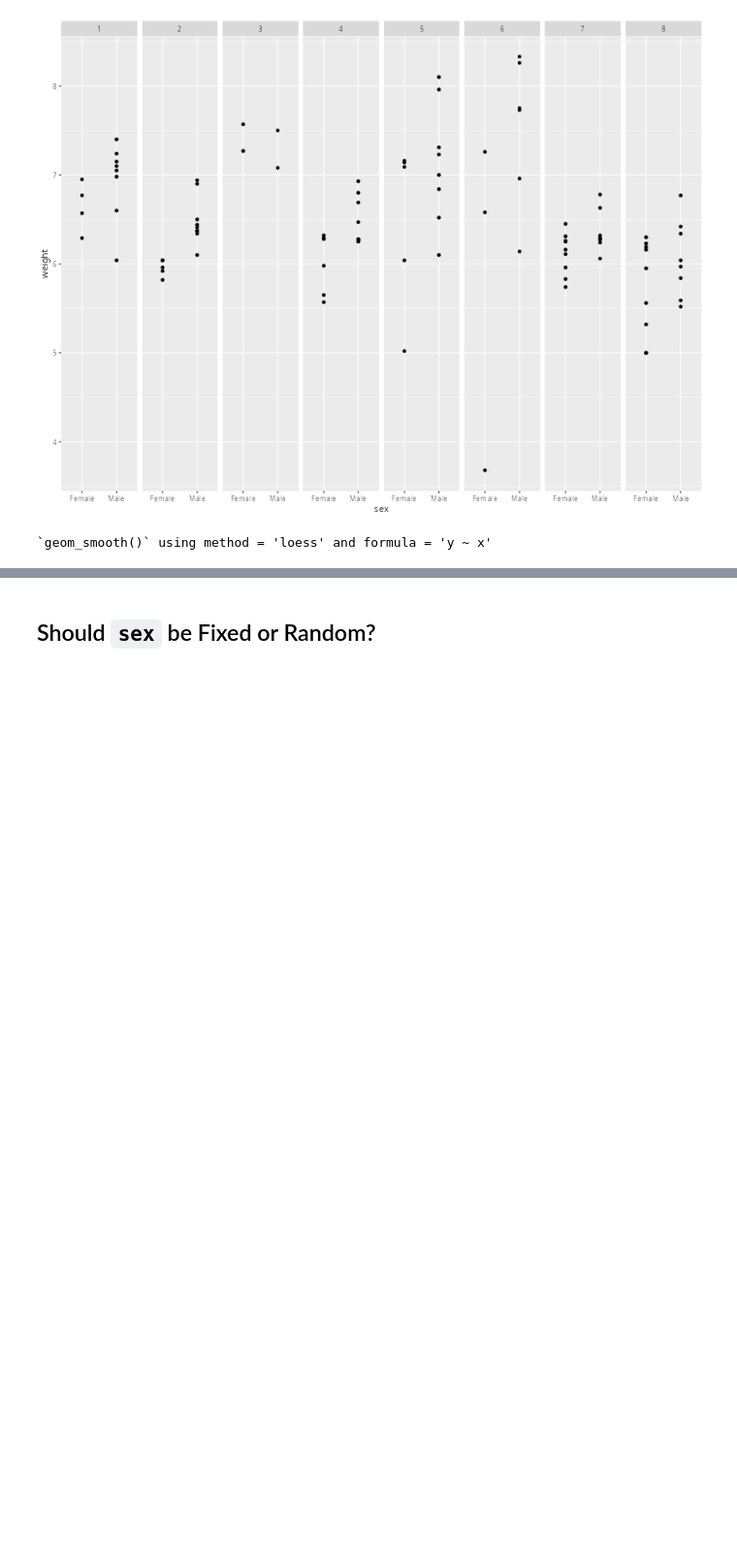
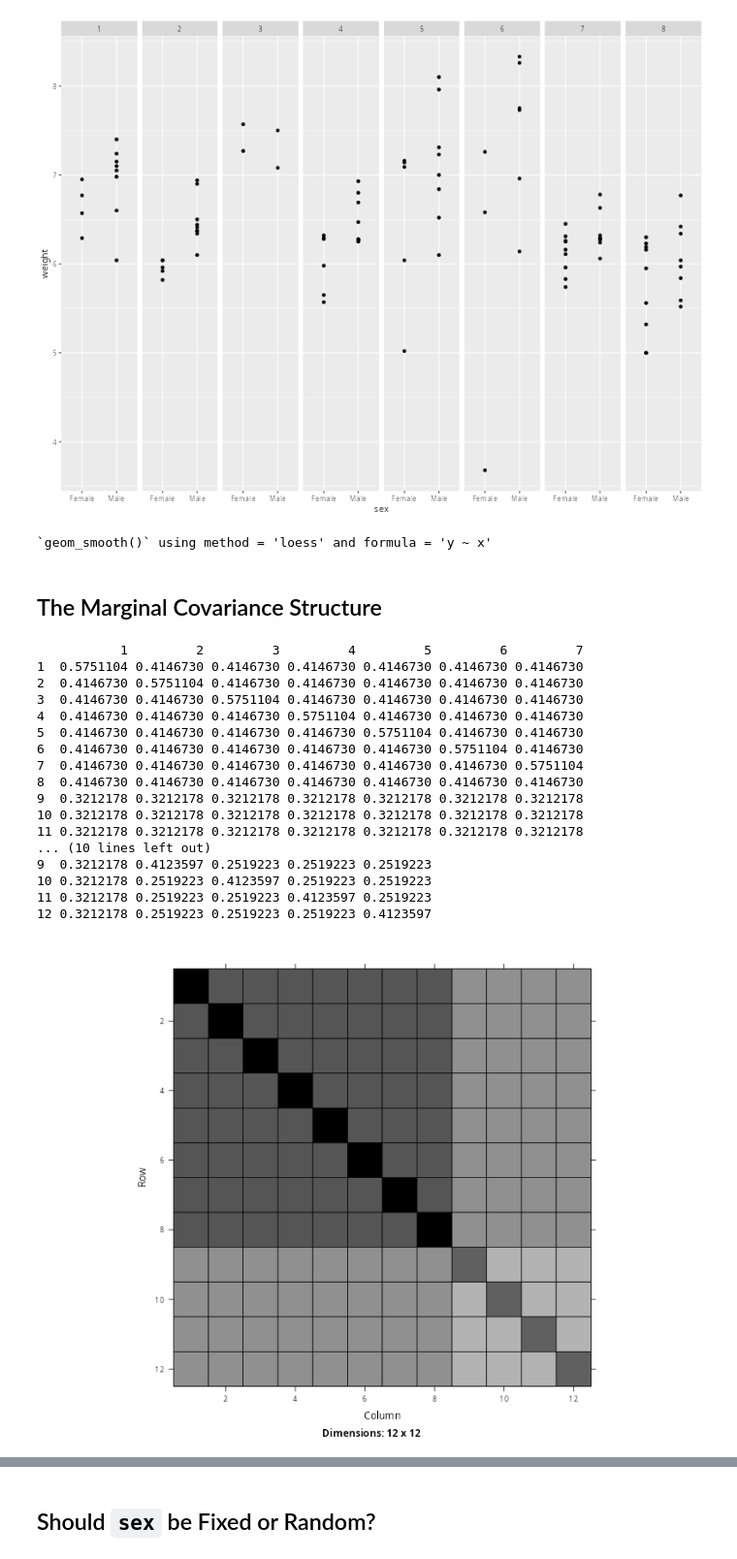
Before and after one commit to PCHN63112-Mixed-Models/mixed-effects-advanced, a Jupyter notebook: _build/jupyter_execute/7.example-in-R.ipynb, the cells around one changed output, grey strips where cells are left out. Shown at 97% size. Saved outputs shown, nothing was run; the diff lists cells and outputs as text; code cells hidden in the pictures; blank space fills up the shorter version.

```diff
--- a/_build/jupyter_execute/7.example-in-R.ipynb
+++ b/_build/jupyter_execute/7.example-in-R.ipynb
@@ -116,3 +168,29 @@ ggplot(ratpup.plot, aes(x=sex, y=weight)) +
 # %% [output]
 [figure]
 `geom_smooth()` using method = 'loess' and formula = 'y ~ x'
+# %% [markdown]
+## The Marginal Covariance Structure
+# %%
+library('Matrix')
+Sigma <- getVarCov(lme.ratpup.1, type="marginal", individual="1")$`1` # Litter 1
+print(Sigma)
+Matrix::image(as(Sigma,'Matrix'))
+# %% [output]
+           1         2         3         4         5         6         7
+1  0.5751104 0.4146730 0.4146730 0.4146730 0.4146730 0.4146730 0.4146730
+2  0.4146730 0.5751104 0.4146730 0.4146730 0.4146730 0.4146730 0.4146730
+3  0.4146730 0.4146730 0.5751104 0.4146730 0.4146730 0.4146730 0.4146730
+4  0.4146730 0.4146730 0.4146730 0.5751104 0.4146730 0.4146730 0.4146730
+5  0.4146730 0.4146730 0.4146730 0.4146730 0.5751104 0.4146730 0.4146730
+6  0.4146730 0.4146730 0.4146730 0.4146730 0.4146730 0.5751104 0.4146730
+7  0.4146730 0.4146730 0.4146730 0.4146730 0.4146730 0.4146730 0.5751104
+8  0.4146730 0.4146730 0.4146730 0.4146730 0.4146730 0.4146730 0.4146730
+9  0.3212178 0.3212178 0.3212178 0.3212178 0.3212178 0.3212178 0.3212178
+10 0.3212178 0.3212178 0.3212178 0.3212178 0.3212178 0.3212178 0.3212178
+11 0.3212178 0.3212178 0.3212178 0.3212178 0.3212178 0.3212178 0.3212178
+... (10 lines left out)
+9  0.3212178 0.4123597 0.2519223 0.2519223 0.2519223
+10 0.3212178 0.2519223 0.4123597 0.2519223 0.2519223
+11 0.3212178 0.2519223 0.2519223 0.4123597 0.2519223
+12 0.3212178 0.2519223 0.2519223 0.2519223 0.4123597
+[figure, added]
```
Also changed, not shown: parts of 9 cells of this notebook, 9 other files.
